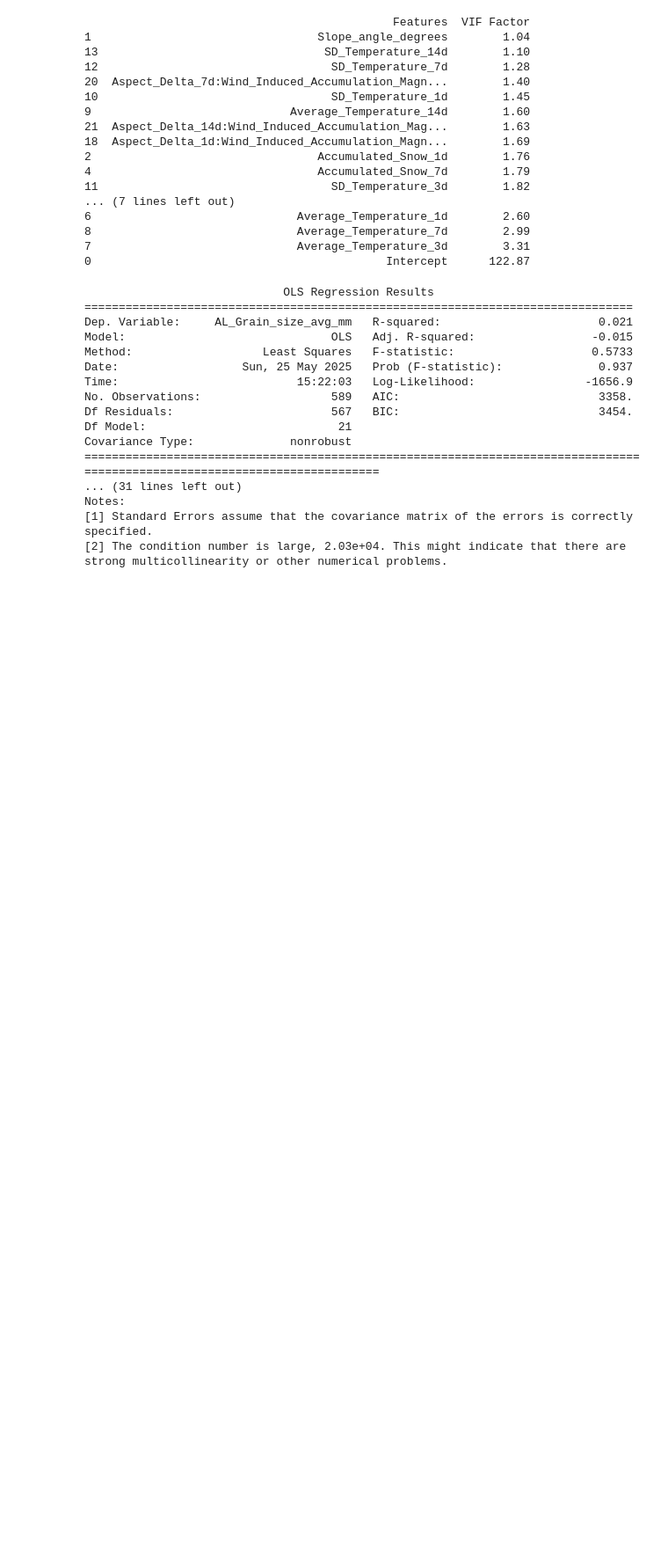
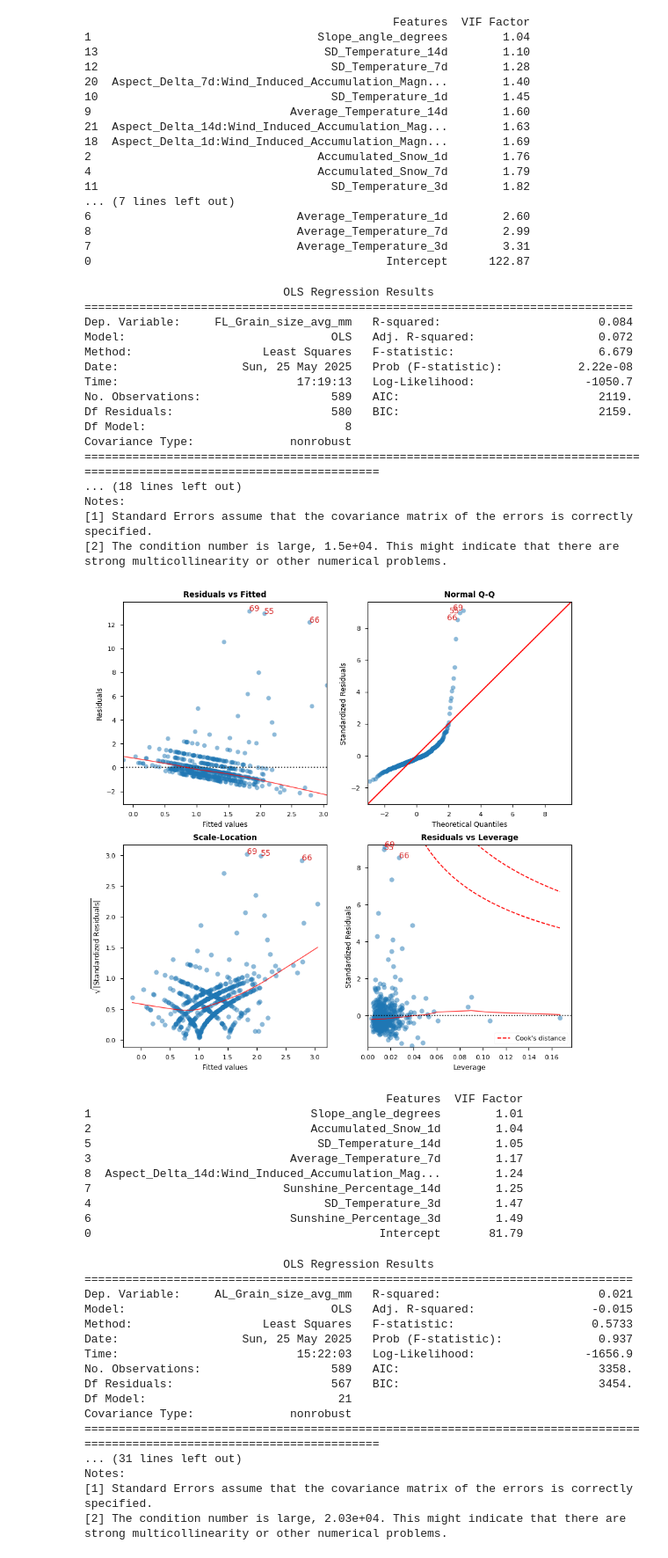
Before and after one commit to GregoryBacharas/actuarial_data_science, a Jupyter notebook: main_jupiter.ipynb, the cells around one changed output. Shown at 88% size. Cells and saved outputs as stored; diff of their text form; code cells hidden in the pictures; blank space fills up the shorter version.

```diff
--- a/main_jupiter.ipynb
+++ b/main_jupiter.ipynb
@@ -244,6 +341,43 @@ strong multicollinearity or other numerical problems.
 8                              Average_Temperature_7d        2.99
 7                              Average_Temperature_3d        3.31
 0                                           Intercept      122.87
+# %%
+model5_significant = smf.ols(
+    formula='FL_Grain_size_avg_mm ~ Slope_angle_degrees + Accumulated_Snow_1d + Average_Temperature_7d + SD_Temperature_3d + SD_Temperature_14d + Sunshine_Percentage_3d + Sunshine_Percentage_14d + Aspect_Delta_14d : Wind_Induced_Accumulation_Magnitude_14d',
+    data=cleand).fit()
+print(model5_significant.summary())
+diagnostics_model5 = LinearRegDiagnostic(model5_significant)
+vif5, fig5, ax5 = diagnostics_model5()
+print(vif5)
+# %% [output]
+                             OLS Regression Results
+================================================================================
+Dep. Variable:     FL_Grain_size_avg_mm   R-squared:                       0.084
+Model:                              OLS   Adj. R-squared:                  0.072
+Method:                   Least Squares   F-statistic:                     6.679
+Date:                  Sun, 25 May 2025   Prob (F-statistic):           2.22e-08
+Time:                          17:19:13   Log-Likelihood:                -1050.7
+No. Observations:                   589   AIC:                             2119.
+Df Residuals:                       580   BIC:                             2159.
+Df Model:                             8
+Covariance Type:              nonrobust
+============================================================================================================================
+... (18 lines left out)
+Notes:
+[1] Standard Errors assume that the covariance matrix of the errors is correctly specified.
+[2] The condition number is large, 1.5e+04. This might indicate that there are
+strong multicollinearity or other numerical problems.
+[figure, added]
+                                            Features  VIF Factor
+1                                Slope_angle_degrees        1.01
+2                                Accumulated_Snow_1d        1.04
+5                                 SD_Temperature_14d        1.05
+3                             Average_Temperature_7d        1.17
+8  Aspect_Delta_14d:Wind_Induced_Accumulation_Mag...        1.24
+7                            Sunshine_Percentage_14d        1.25
+4                                  SD_Temperature_3d        1.47
+6                             Sunshine_Percentage_3d        1.49
+0                                          Intercept       81.79
 # %%
 model6 = smf.ols(
     formula='AL_Grain_size_avg_mm ~ Slope_angle_degrees + Accumulated_Snow_1d + Accumulated_Snow_3d + Accumulated_Snow_7d + Accumulated_Snow_14d + Average_Temperature_1d + Average_Temperature_3d + Average_Temperature_7d + Average_Temperature_14d + SD_Temperature_1d + SD_Temperature_3d + SD_Temperature_7d + SD_Temperature_14d + Sunshine_Percentage_1d + Sunshine_Percentage_3d + Sunshine_Percentage_7d + Sunshine_Percentage_14d + Aspect_Delta_1d : Wind_Induced_Accumulation_Magnitude_1d + Aspect_Delta_3d : Wind_Induced_Accumulation_Magnitude_3d + Aspect_Delta_7d : Wind_Induced_Accumulation_Magnitude_7d + Aspect_Delta_14d : Wind_Induced_Accumulation_Magnitude_14d',
```
Also changed, not shown: parts of 7 cells of this notebook.
